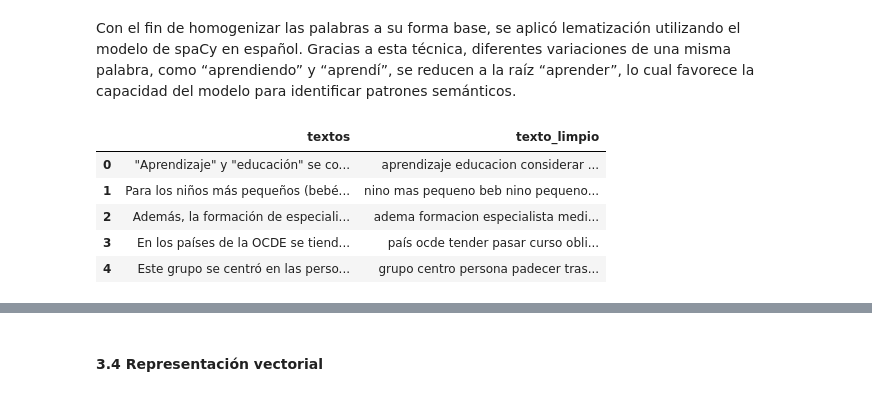
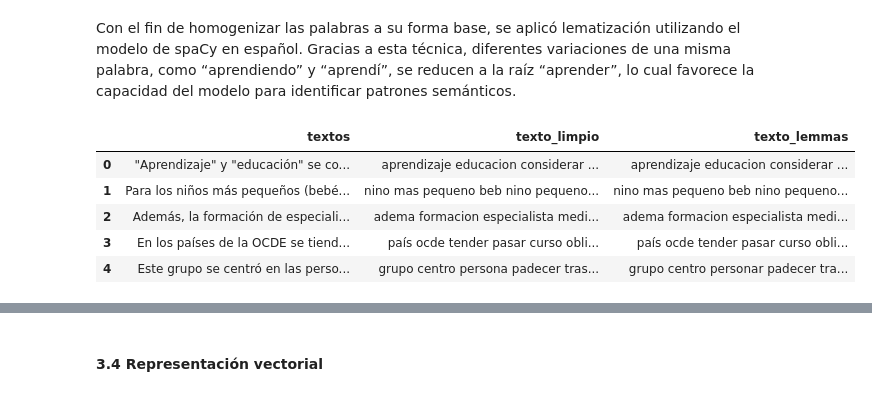
Before and after one commit to carvafel/Proyecto-1---BI, a Jupyter notebook: analisis.ipynb, the cells around one changed output, grey strips where cells are left out. Cells and saved outputs as stored; diff of their text form; code cells hidden in the pictures.

```diff
--- a/analisis.ipynb
+++ b/analisis.ipynb
@@ -296,0 +274,16 @@ data[['textos','texto_limpio']].head(5)
+# %%
+import nltk
+from nltk.corpus import stopwords
+nltk.download("stopwords", quiet=True)
+
+stop_es = set(stopwords.words("spanish"))
+
+def quitar_stopwords(texto: str) -> str:
+    toks = texto.split()
+    toks = [t for t in toks if t not in stop_es]
+    return " ".join(toks)
+
+data["texto_sws"] = data["texto_norm"].apply(quitar_stopwords)
+
+ej_sws = data.sample(5, random_state=11)[["texto_norm", "texto_sws"]]
+ej_sws
@@ -298,20 +298,25 @@ data[['textos','texto_limpio']].head(5)
 #### 3.3 Lematización
 # %% [markdown]
 Con el fin de homogenizar las palabras a su forma base, se aplicó lematización utilizando el modelo de spaCy en español. Gracias a esta técnica, diferentes variaciones de una misma palabra, como “aprendiendo” y “aprendí”, se reducen a la raíz “aprender”, lo cual favorece la capacidad del modelo para identificar patrones semánticos.
-# %%
-import spacy
-nlp = spacy.load("es_core_news_sm")
-
-def lematizar(texto):
-    doc = nlp(texto)
-    return " ".join([token.lemma_ for token in doc])
-
-data['texto_limpio'] = data['texto_limpio'].apply(lematizar)
-data[['textos','texto_limpio']].head(5)
-# %% [output]
-|  | textos | texto_limpio |
-| 0 | "Aprendizaje" y "educación" se co... | aprendizaje educacion considerar ... |
-| 1 | Para los niños más pequeños (bebé... | nino mas pequeno beb nino pequeno... |
-| 2 | Además, la formación de especiali... | adema formacion especialista medi... |
-| 3 | En los países de la OCDE se tiend... | país ocde tender pasar curso obli... |
-| 4 | Este grupo se centró en las perso... | grupo centro persona padecer tras... |
+# %%
+import spacy
+nlp = spacy.load("es_core_news_sm", disable=["ner"])
+
+def lematizar(texto):
+    doc = nlp(texto)
+    return " ".join([t.lemma_ for t in doc if t.lemma_])
+
+def lematizar_corpus(series_texto, batch_size=1000):
+    return [" ".join([t.lemma_ for t in doc if t.lemma_])
+            for doc in nlp.pipe(series_texto, batch_size=batch_size)]
+
+
+data['texto_lemmas'] = lematizar_corpus(data['texto_limpio'])
+data[['textos','texto_limpio','texto_lemmas']].head()
+# %% [output]
+|  | textos | texto_limpio | texto_lemmas |
+| 0 | "Aprendizaje" y "educación" se co... | aprendizaje educacion considerar ... | aprendizaje educacion considerar ... |
+| 1 | Para los niños más pequeños (bebé... | nino mas pequeno beb nino pequeno... | nino mas pequeno beb nino pequeno... |
+| 2 | Además, la formación de especiali... | adema formacion especialista medi... | adema formacion especialista medi... |
+| 3 | En los países de la OCDE se tiend... | país ocde tender pasar curso obli... | país ocde tender pasar curso obli... |
+| 4 | Este grupo se centró en las perso... | grupo centro persona padecer tras... | grupo centro personar padecer tra... |
```
Also changed, not shown: parts of 16 cells of this notebook, 1 other file.
